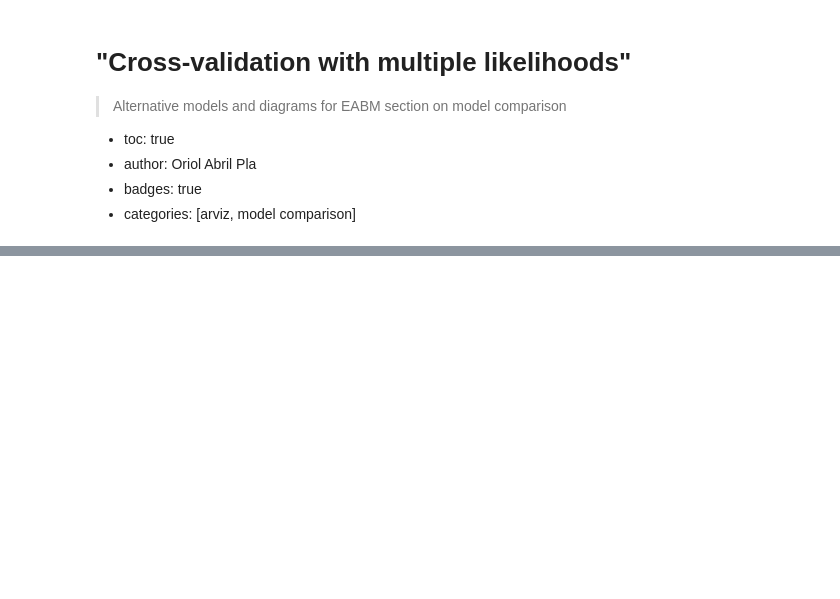
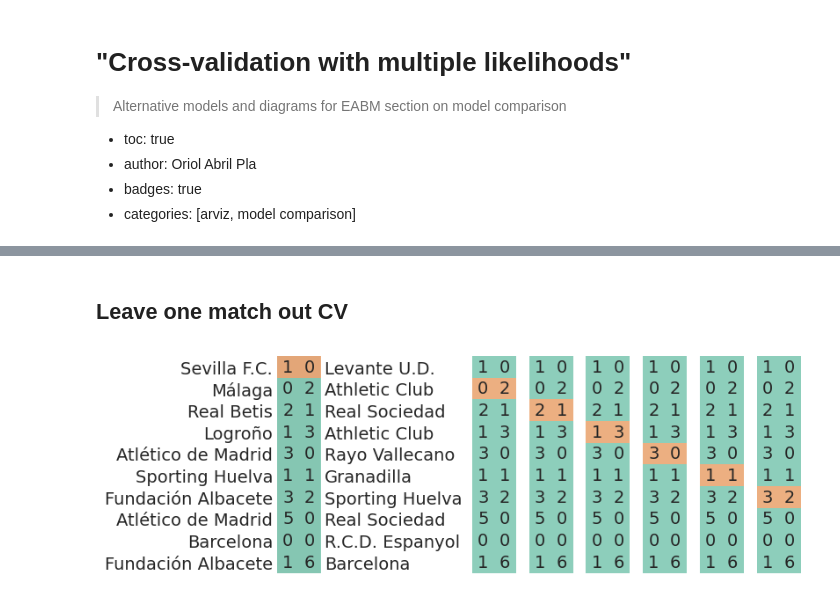
Before and after one commit to OriolAbril/oriol_unraveled, a Jupyter notebook: _notebooks/2020-06-21-multi-likelihood-diagrams.ipynb, the cells around one changed output, grey strips where cells are left out. Saved outputs shown, nothing was run; the diff lists cells and outputs as text; code cells hidden in the pictures; blank space fills up the shorter version.

```diff
--- a/_notebooks/2020-06-21-multi-likelihood-diagrams.ipynb
+++ b/_notebooks/2020-06-21-multi-likelihood-diagrams.ipynb
@@ -110,0 +44,4 @@ for i in range(n_cols):
+# %%
+reorder_idx = np.arange(len(df_matches))
+rng.shuffle(reorder_idx)
+df_matches = df_matches.loc[reorder_idx]
@@ -110,0 +50,27 @@ for i in range(n_cols):
+# %%
+n_matches = len(df_matches)
+home_goal_ary = df_matches.home_goals.values
+away_goal_ary = df_matches.away_goals.values
+home_team_ary = df_matches.home_team.values
+away_team_ary = df_matches.away_team.values
+teams = np.unique(df_matches.home_team)
+# %%
+def plot_cv_matrix(cv_mat, ax, ticks=False):
+    n_rows = cv_mat.shape[0]
+    rows = np.arange(n_rows)
+    ax.imshow(cv_mat, vmax=9, alpha=.5)
+
+    # annotate results
+    for row in rows:
+        ax.annotate(f"{home_goal_ary[row]:.0f}", (0, row), va="center", ha="center")
+        ax.annotate(f"{away_goal_ary[row]:.0f}", (1, row), va="center", ha="center")
+
+    # annotate teams
+    if ticks:
+        ax.set_yticks(rows)
+        ax.set_yticklabels(home_team_ary)
+        away_axis = ax.secondary_yaxis("right")
+        away_axis.set_yticks(rows)
+        away_axis.set_yticklabels(away_team_ary);
+    else:
+        ax.set_axis_off()
@@ -110,0 +147,16 @@ for i in range(n_cols):
+# %% [markdown]
+## Leave one match out CV
+# %%
+n_rows = 10
+n_cols = 7
+figsize = (8, 2.55)
+# %%
+#hide_output
+fig, axes = plt.subplots(1, n_cols, figsize=figsize, constrained_layout=True)
+
+for i in range(n_cols):
+    cv_mat_i = get_loo_match_matrix(i)
+    plot_cv_matrix(cv_mat_i[:10], axes[i], ticks=i==0)
+#fig.savefig("cv_match.png")
+# %% [output]
+[figure, added]
```
Also changed, not shown: parts of 41 cells of this notebook, 1 other file.
